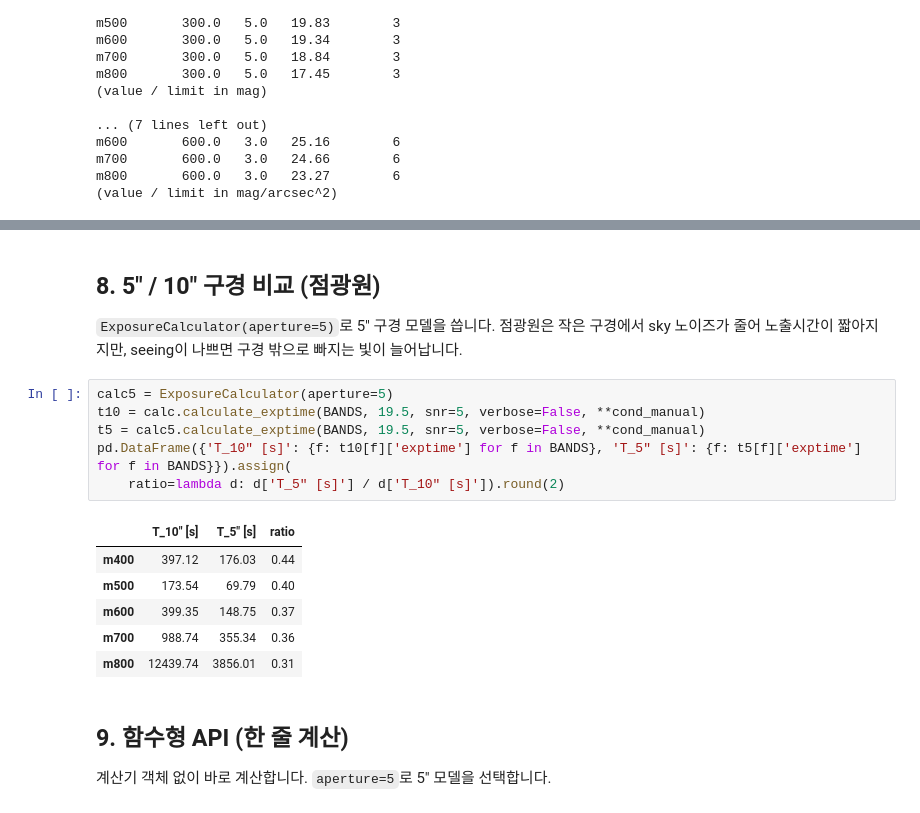
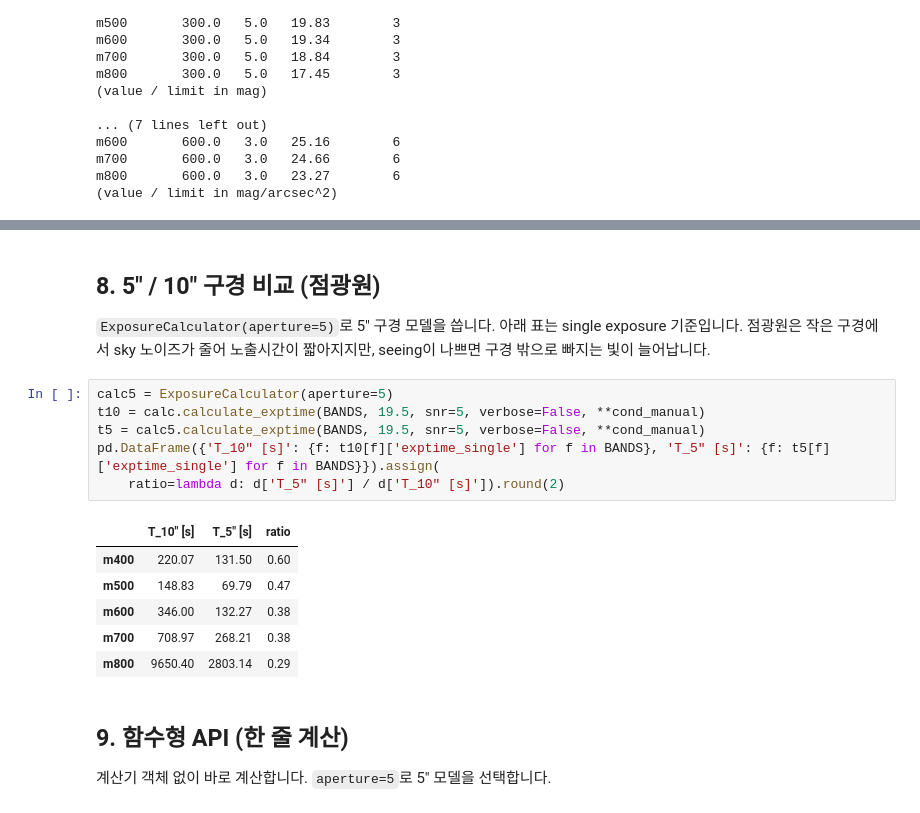
Before and after one commit to AstroWanni/7dt_etc, a Jupyter notebook: examples/7dt_etc_demo.ipynb, the cells around one changed output, grey strips where cells are left out. Saved outputs shown, nothing was run; the diff lists cells and outputs as text.

```diff
--- a/examples/7dt_etc_demo.ipynb
+++ b/examples/7dt_etc_demo.ipynb
@@ -359,20 +369,20 @@ calc.plot_exptime_vs_snr(BANDS, 19.5, snr_range=(1, 100), **cond_manual)
 # %% [markdown]
 ## 8. 5″ / 10″ 구경 비교 (점광원)
 
-`ExposureCalculator(aperture=5)`로 5″ 구경 모델을 씁니다. 점광원은 작은 구경에서 sky 노이즈가 줄어 노출시간이 짧아지지만, seeing이 나쁘면 구경 밖으로 빠지는 빛이 늘어납니다.
+`ExposureCalculator(aperture=5)`로 5″ 구경 모델을 씁니다. 아래 표는 single exposure 기준입니다. 점광원은 작은 구경에서 sky 노이즈가 줄어 노출시간이 짧아지지만, seeing이 나쁘면 구경 밖으로 빠지는 빛이 늘어납니다.
 # %%
 calc5 = ExposureCalculator(aperture=5)
 t10 = calc.calculate_exptime(BANDS, 19.5, snr=5, verbose=False, **cond_manual)
 t5 = calc5.calculate_exptime(BANDS, 19.5, snr=5, verbose=False, **cond_manual)
-pd.DataFrame({'T_10" [s]': {f: t10[f]['exptime'] for f in BANDS}, 'T_5" [s]': {f: t5[f]['exptime'] for f in BANDS}}).assign(
+pd.DataFrame({'T_10" [s]': {f: t10[f]['exptime_single'] for f in BANDS}, 'T_5" [s]': {f: t5[f]['exptime_single'] for f in BANDS}}).assign(
     ratio=lambda d: d['T_5" [s]'] / d['T_10" [s]']).round(2)
 # %% [output]
 |  | T_10" [s] | T_5" [s] | ratio |
-| m400 | 397.12 | 176.03 | 0.44 |
-| m500 | 173.54 | 69.79 | 0.40 |
-| m600 | 399.35 | 148.75 | 0.37 |
-| m700 | 988.74 | 355.34 | 0.36 |
-| m800 | 12439.74 | 3856.01 | 0.31 |
+| m400 | 220.07 | 131.50 | 0.60 |
+| m500 | 148.83 | 69.79 | 0.47 |
+| m600 | 346.00 | 132.27 | 0.38 |
+| m700 | 708.97 | 268.21 | 0.38 |
+| m800 | 9650.40 | 2803.14 | 0.29 |
 # %% [markdown]
 ## 9. 함수형 API (한 줄 계산)
 
```
Also changed, not shown: parts of 20 cells of this notebook, 10 other files.
